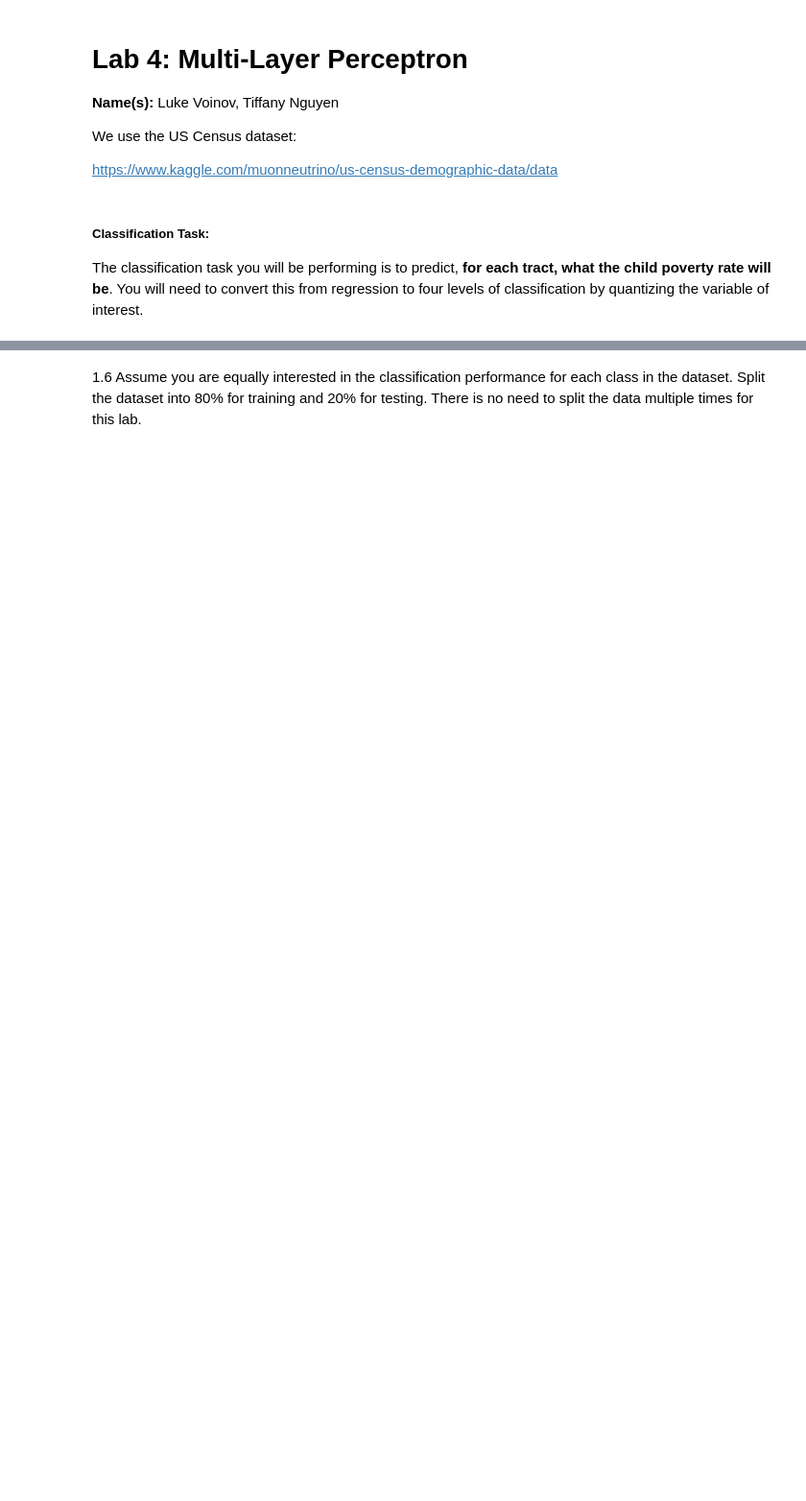
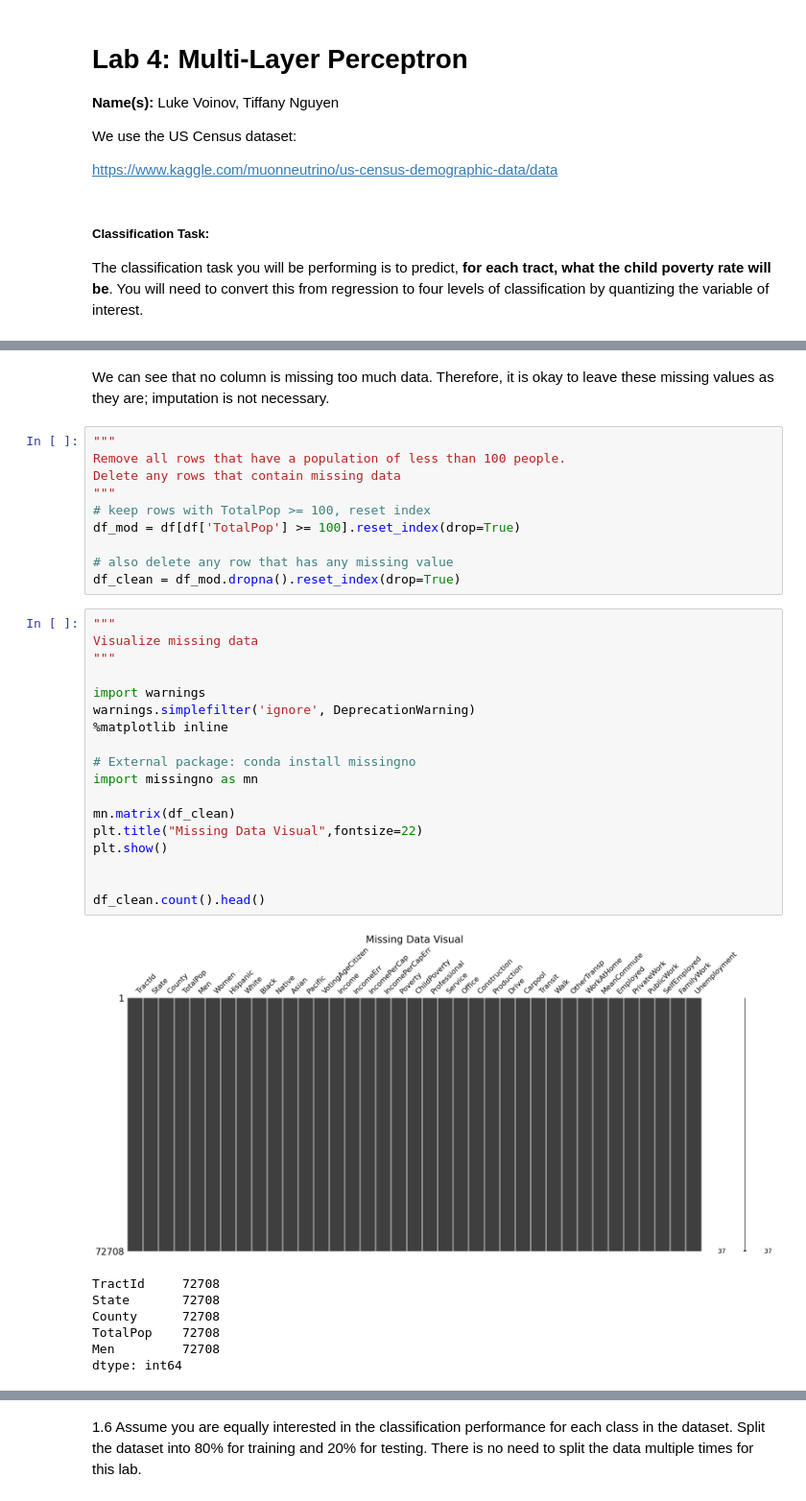
Before and after one commit to lukeVoinov/Machine-Learning-in-Python, a Jupyter notebook: Lab 4 - The Multi-Layer Perceptron/voinov_lab4.ipynb, the cells around one changed output, grey strips where cells are left out. Shown at 96% size. Cells and saved outputs as stored; diff of their text form; blank space fills up the shorter version.

```diff
--- a/Lab 4 - The Multi-Layer Perceptron/voinov_lab4.ipynb
+++ b/Lab 4 - The Multi-Layer Perceptron/voinov_lab4.ipynb
@@ -17,0 +96,38 @@ The classification task you will be performing is to predict, **for each tract,
+# %% [markdown]
+We can see that no column is missing too much data. Therefore, it is okay to leave these missing values as they are; imputation is not necessary.
+# %%
+"""
+Remove all rows that have a population of less than 100 people.
+Delete any rows that contain missing data
+"""
+# keep rows with TotalPop >= 100, reset index
+df_mod = df[df['TotalPop'] >= 100].reset_index(drop=True)
+
+# also delete any row that has any missing value
+df_clean = df_mod.dropna().reset_index(drop=True)
+# %%
+"""
+Visualize missing data
+"""
+
+import warnings
+warnings.simplefilter('ignore', DeprecationWarning)
+%matplotlib inline
+
+# External package: conda install missingno
+import missingno as mn
+
+mn.matrix(df_clean)
+plt.title("Missing Data Visual",fontsize=22)
+plt.show()
+
+
+df_clean.count().head()
+# %% [output]
+[figure, added]
+TractId     72708
+State       72708
+County      72708
+TotalPop    72708
+Men         72708
+dtype: int64
```
Also changed, not shown: parts of 19 cells of this notebook.
